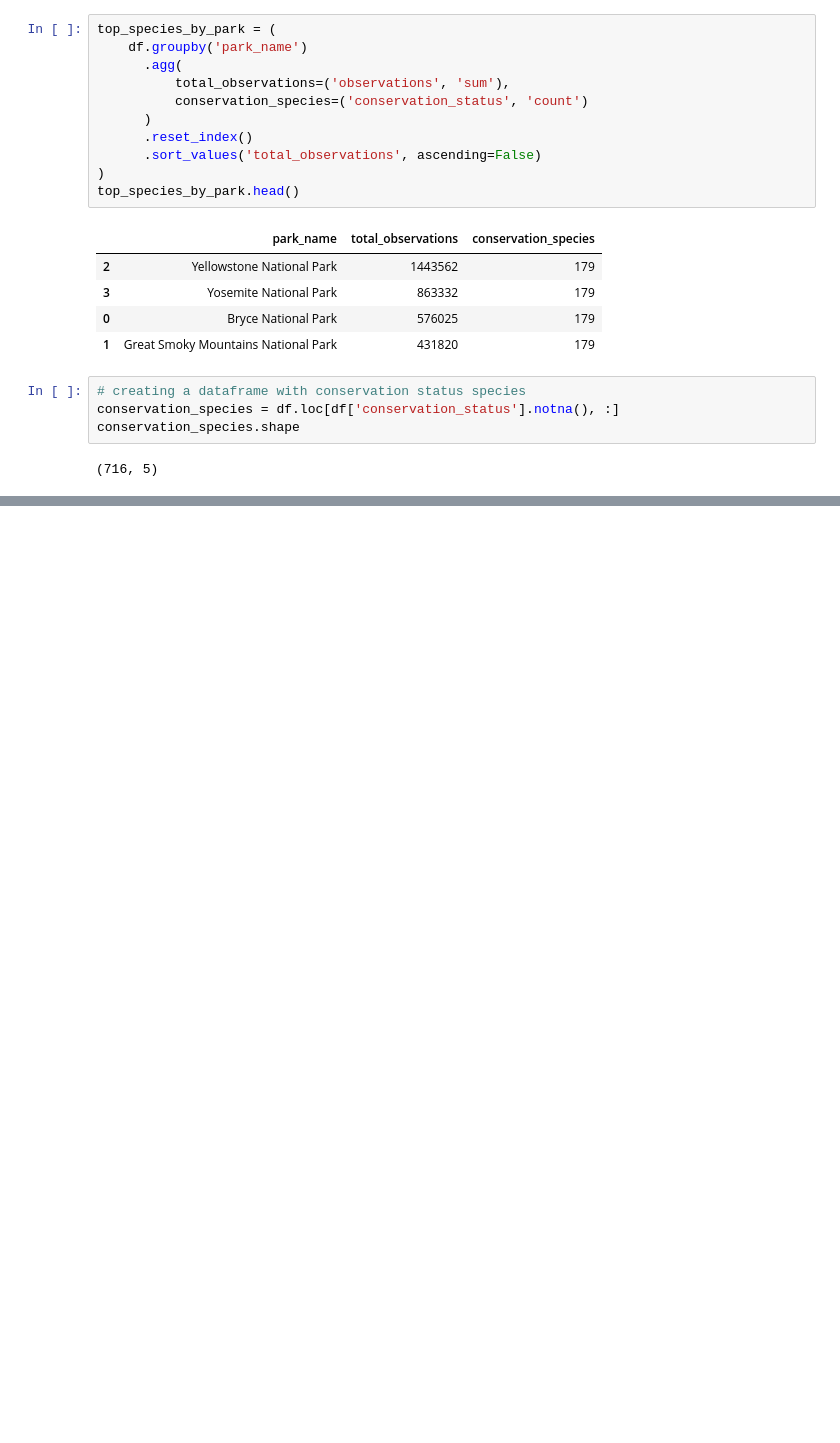
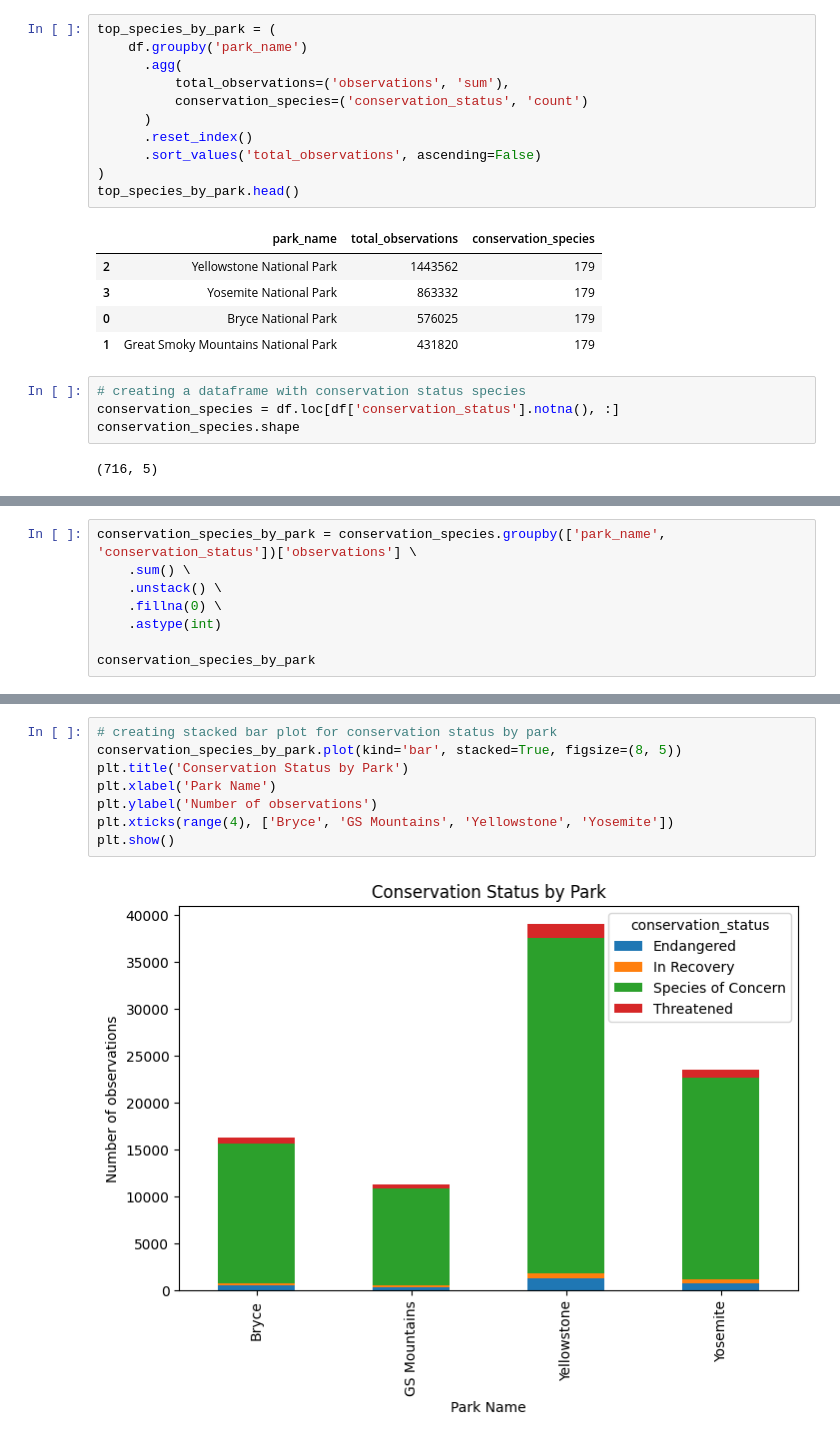
Before and after one commit to 7086600/biodiversity_project, a Jupyter notebook: biodiversity.ipynb, the cells around one changed output, grey strips where cells are left out. Cells and saved outputs as stored; diff of their text form; blank space fills up the shorter version.

```diff
--- a/biodiversity.ipynb
+++ b/biodiversity.ipynb
@@ -486,0 +521,8 @@ conservation_species.shape
+# %%
+conservation_species_by_park = conservation_species.groupby(['park_name', 'conservation_status'])['observations'] \
+    .sum() \
+    .unstack() \
+    .fillna(0) \
+    .astype(int)
+
+conservation_species_by_park
@@ -486,0 +536,10 @@ conservation_species.shape
+# %%
+# creating stacked bar plot for conservation status by park
+conservation_species_by_park.plot(kind='bar', stacked=True, figsize=(8, 5))
+plt.title('Conservation Status by Park')
+plt.xlabel('Park Name')
+plt.ylabel('Number of observations')
+plt.xticks(range(4), ['Bryce', 'GS Mountains', 'Yellowstone', 'Yosemite'])
+plt.show()
+# %% [output]
+[figure, added]
```
Also changed, not shown: parts of 4 cells of this notebook.
